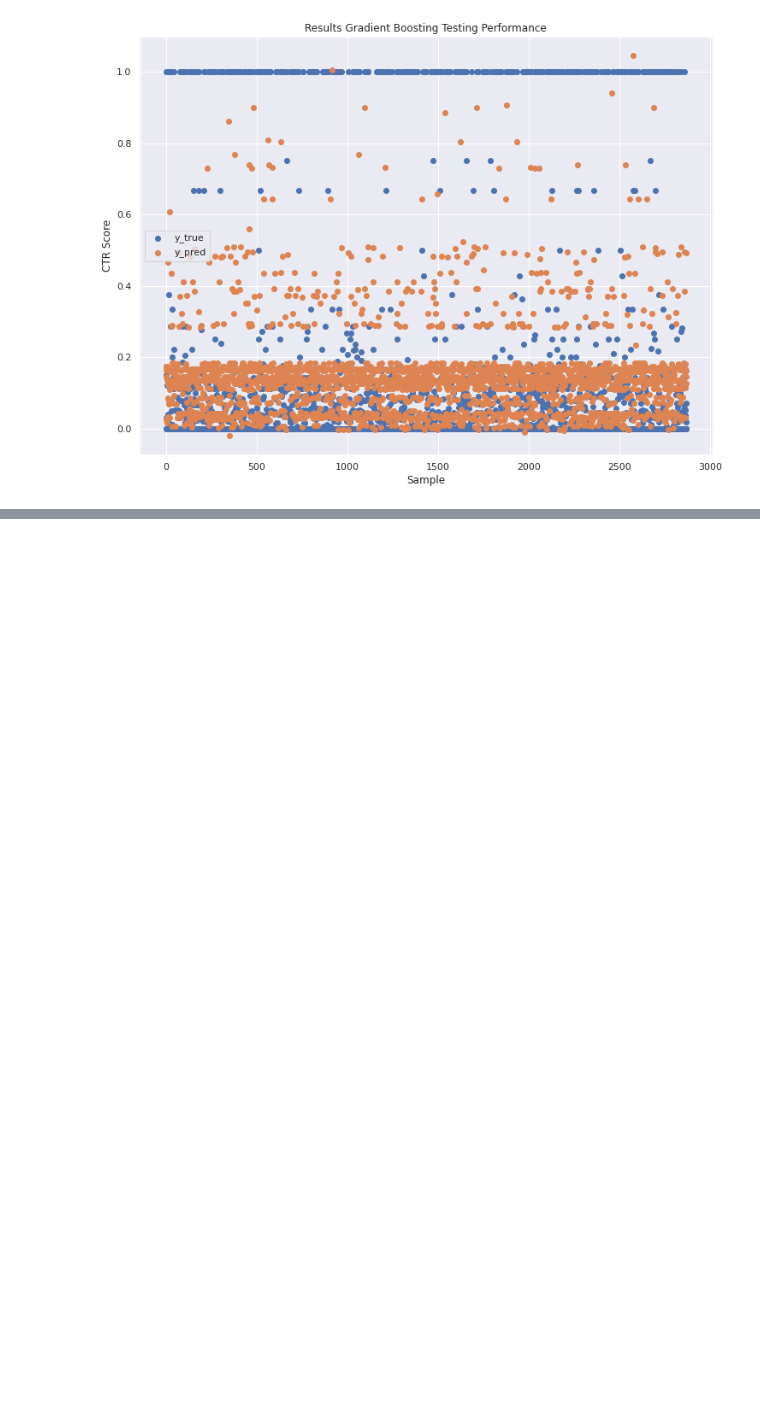
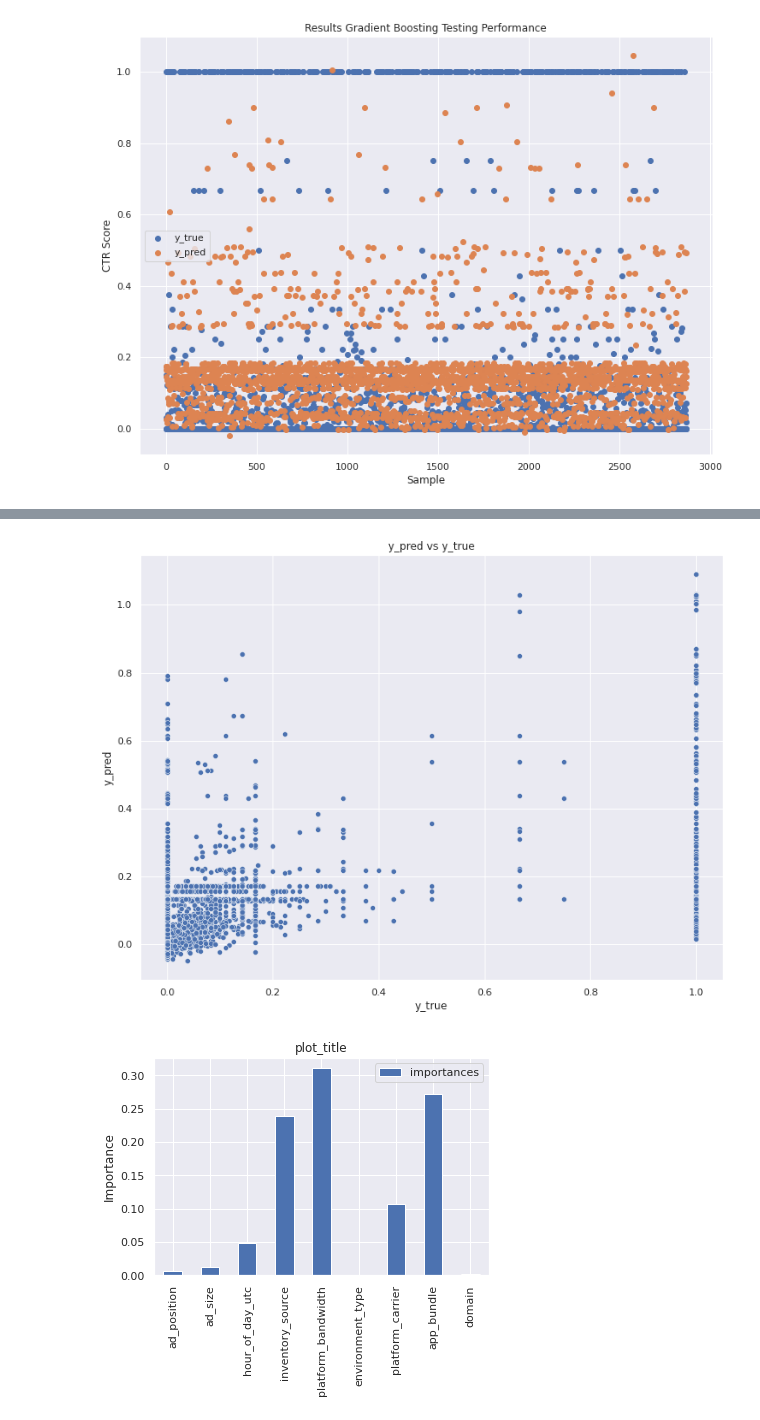
Before and after one commit to adgregory/adsmovil, a Jupyter notebook: CTR_Prueba_Tecnica.ipynb, the cells around one changed output, grey strips where cells are left out. Cells and saved outputs as stored; diff of their text form; code cells hidden in the pictures; blank space fills up the shorter version.

```diff
--- a/CTR_Prueba_Tecnica.ipynb
+++ b/CTR_Prueba_Tecnica.ipynb
@@ -754,0 +756,5 @@ sns.heatmap(model_corr, mask=mask, cmap=cmap, vmax=.3, center=0,
+# %%
+plot_final_metrics(gb_regressor_noisy, X_test_n, y_test_n, ctr_noisy_df, 'plot_title')
+# %% [output]
+[figure, added]
+[figure, added]
```
Also changed, not shown: parts of 37 cells of this notebook.
